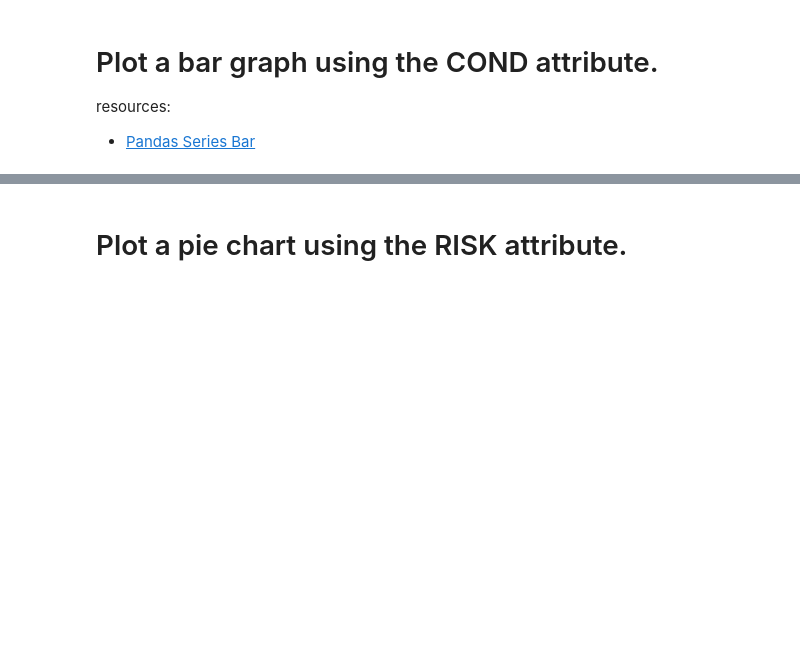
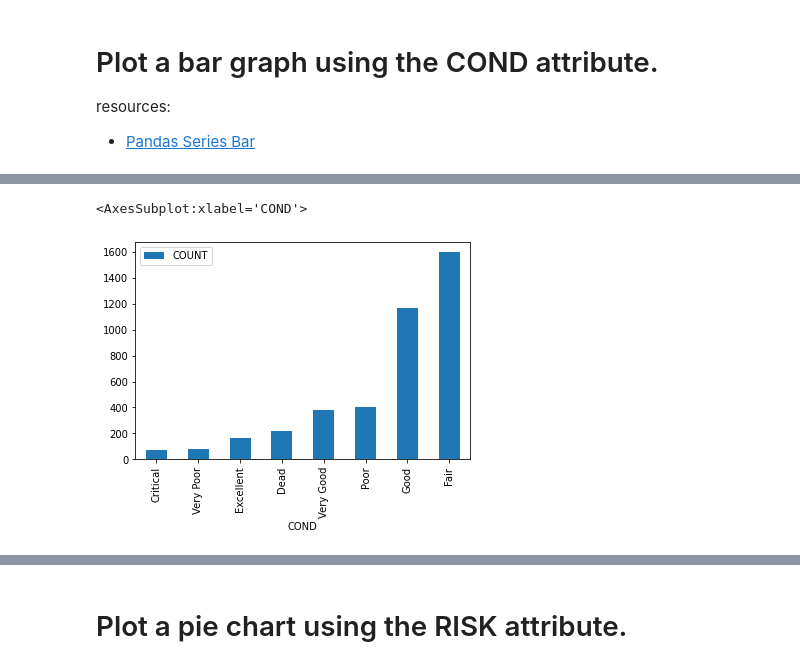
Before and after one commit to vandanafs/DataEngineering.Labs.CityOfNewarkDETreeSurvey, a Jupyter notebook: newark_de_tree_survey.ipynb, the cells around one changed output, grey strips where cells are left out. Cells and saved outputs as stored; diff of their text form; code cells hidden in the pictures; blank space fills up the shorter version.

```diff
--- a/newark_de_tree_survey.ipynb
+++ b/newark_de_tree_survey.ipynb
@@ -75,3 +188,6 @@ resources:
 * [Pandas Series Bar](https://pandas.pydata.org/pandas-docs/stable/reference/api/pandas.Series.plot.bar.html#pandas.Series.plot.bar)
 # %%
 # How can we determine all of the possible values describing the condition of a tree and their associated counts?
+con_count=new_df[['COMMON','COND']].groupby('COND').count()
+
+con_count
@@ -77,0 +205,4 @@ resources:
+# %%
+#giving name count to column common  and displaying bar chart
+con_count.columns=['COUNT']
+con_count
@@ -78,5 +220,11 @@ resources:
 # %%
 # Were these already in the order you would want them to be in order for a graph to make sense?
 # If not, reorder  the Series.
+con_count_sorted=con_count.sort_values(by='COUNT')
+con_count_sorted
+con_count_sorted.plot.bar()
+# %% [output]
+<AxesSubplot:xlabel='COND'>
+[figure, added]
 # %%
 # Plot the Series here
```
Also changed, not shown: parts of 30 cells of this notebook.
